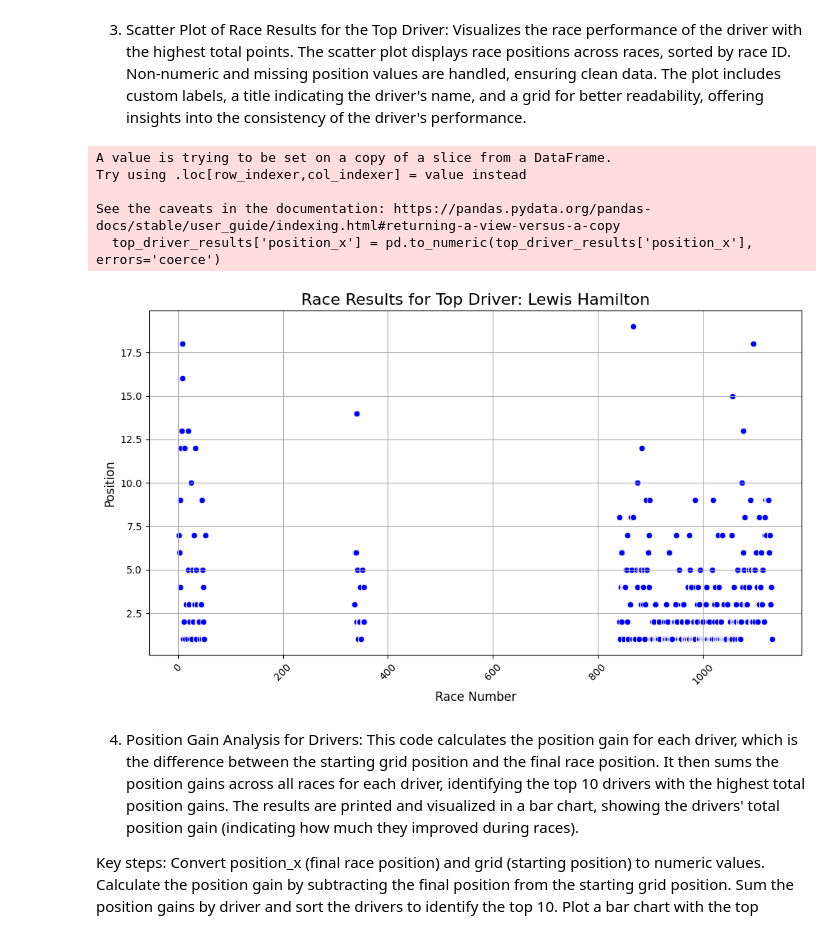
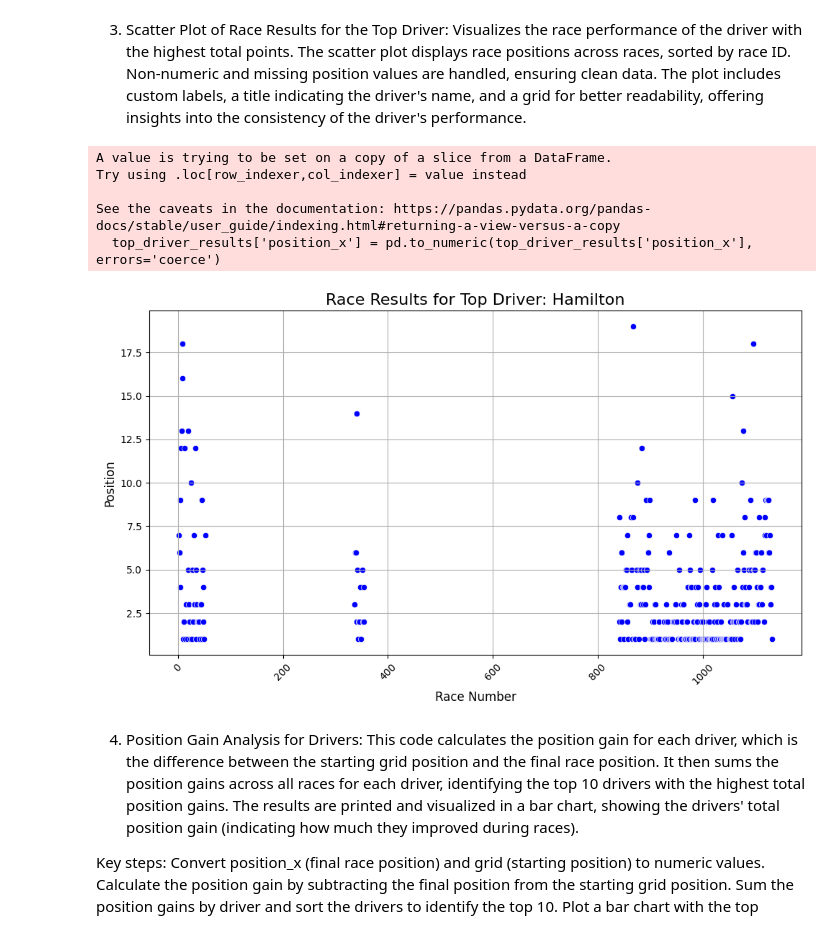
Before and after one commit to Chandrasekhar1919/chandra_hds5210, a Jupyter notebook: final/Final_project.ipynb, the cells around one changed output. Drawn from its saved outputs; the diff is of its cells as text; code cells hidden in the pictures.

```diff
--- a/final/Final_project.ipynb
+++ b/final/Final_project.ipynb
@@ -36,8 +36,10 @@ def load_data():
     """
     drivers = pd.read_csv('/content/drivers.csv')
     standings = pd.read_csv('/content/driver_standings.csv')
-    results = pd.read_json('/content/csvjson.json')
+    results = pd.read_json('/content/results.json')
     return drivers, standings, results
+
+drivers, standings, results = load_data()
 # %% [markdown]
 DISPLAYING THE DATA
 # %%
@@ -144,6 +146,8 @@ def merge_datasets(drivers, standings, results):
     merged_results = pd.merge(results, drivers, on='driverId', how='left')
     final_df = pd.merge(merged_results, standings, on=['raceId', 'driverId'], how='left')
     return final_df
+
+final_df = merge_datasets(drivers, standings, results)
 # %%
 final_df.info()
 # %% [output]
@@ -181,9 +185,9 @@ def aggregate_data(final_df):
         tuple: Aggregated points DataFrame, total races DataFrame, and pivot tables.
 
     Example:
-        >>> final_df = pd.DataFrame({'surname': ['Hamilton', 'Rosberg'], 'points': [25, 18], 'raceId': [1, 1]})
+        >>> final_df = pd.DataFrame({'surname': ['Hamilton', 'Rosberg'], 'points_y': [25, 18], 'raceId': [1, 1]})
         >>> agg_points, total_races, pivot_table, avg_points_pivot = aggregate_data(final_df)
-        >>> agg_points.iloc[0]['points']
+        >>> agg_points.iloc[0]['points_y']
         25
         >>> total_races.iloc[0]['race_count']
         1
@@ -191,15 +195,15 @@ def aggregate_data(final_df):
         25
     """
     # Aggregation 1: Total points per driver
-    agg_points = final_df.groupby('surname')['points'].sum().reset_index().sort_values(by='points', ascending=False)
+    agg_points = final_df.groupby('surname')['points_y'].sum().reset_index().sort_values(by='points_y', ascending=False)
 
     # Aggregation 2: Total races participated by each driver
     total_races = final_df.groupby('surname')['raceId'].nunique().reset_index().rename(columns={'raceId': 'race_count'})
 
     # Pivot 1: Points scored by each driver in each race
-    pivot_table = final_df.pivot_table(values='points', index='surname', columns='raceId', aggfunc='sum', fill_value=0)
+    pivot_table = final_df.pivot_table(values='points_y', index='surname', columns='raceId', aggfunc='sum', fill_value=0)
 
     # Pivot 2: Average points scored by each driver in each race
-    avg_points_pivot = final_df.pivot_table(values='points', index='surname', columns='raceId', aggfunc='mean', fill_value=0)
+    avg_points_pivot = final_df.pivot_table(values='points_y', index='surname', columns='raceId', aggfunc='mean', fill_value=0)
 
     return agg_points, total_races, pivot_table, avg_points_pivot
@@ -211,12 +228,16 @@ Creates a bar chart to visualize the top 10 drivers by their total points using
 # %%
 import matplotlib.pyplot as plt
 import seaborn as sns
+
+# Assuming `final_df` is your merged dataset
+agg_points, total_races, pivot_table, avg_points_pivot = aggregate_data(final_df)
+
 # Create a bar chart for total points by driver
-top_10_drivers = driver_points.head(10)
+top_10_drivers = agg_points.head(10)
 
 # Plot the top 10 drivers by their points
 plt.figure(figsize=(12, 6))
-sns.barplot(data=top_10_drivers, x='forename', y='points_y', palette='rocket')
+sns.barplot(data=top_10_drivers, x='surname', y='points_y', palette='rocket')
 
 # Set plot title and labels
 plt.title('Top 10 Drivers by Total Points', fontsize=16)
@@ -275,40 +296,46 @@ Visualizes the race performance of the driver with the highest total points. The
 import matplotlib.pyplot as plt
 import seaborn as sns
 
-# Filter data for the top driver (e.g., driver with the highest total points)
-top_driver_id = driver_points['driverId'].iloc[0]  # Assuming the first driver has the highest total points
-top_driver_results = combined_df[combined_df['driverId'] == top_driver_id]
+# Extract the top driver based on total points from agg_points (since it only has surname and points)
+top_driver_surname = agg_points['surname'].iloc[0]  # Get the surname of the top driver
+
+# Find the driverId corresponding to this surname in the combined_df
+top_driver_id = final_df[final_df['surname'] == top_driver_surname]['driverId'].iloc[0]
+
+# Now filter the data for the top driver
+top_driver_results = final_df[final_df['driverId'] == top_driver_id]
 
 # Ensure 'position_x' is numeric and handle non-numeric values
 top_driver_results['position_x'] = pd.to_numeric(top_driver_results['position_x'], errors='coerce')
 
 # Sort by raceId to order the races
-top_driver_results = top_driver_results.sort_values(by='raceId_x')
+top_driver_results = top_driver_results.sort_values(by='raceId')
 
 # Drop any rows where 'position_x' is NaN (i.e., the data was not convertible to numeric)
 top_driver_results = top_driver_results.dropna(subset=['position_x'])
 
 # Create a scatter plot of the driver's position across races
 plt.figure(figsize=(10, 6))
-sns.scatterplot(data=top_driver_results, x='raceId_x', y='position_x', color='blue', marker='o')
+sns.scatterplot(data=top_driver_results, x='raceId', y='position_x', color='blue', marker='o')
 
 # Adding labels and title
-plt.title(f"Race Results for Top Driver: {drivers[drivers['driverId'] == top_driver_id]['forename'].iloc[0]} {drivers[drivers['driverId'] == top_driver_id]['surname'].iloc[0]}", fontsize=16)
+top_driver_name = f"{top_driver_surname}"  # Use surname directly as top_driver_surname holds it
+plt.title(f"Race Results for Top Driver: {top_driver_name}", fontsize=16)
 plt.xlabel("Race Number", fontsize=12)
 plt.ylabel("Position", fontsize=12)
 plt.xticks(rotation=45)
 plt.grid(True)
 
 # Show the plot
 plt.tight_layout()
 plt.show()
 # %% [output]
 A value is trying to be set on a copy of a slice from a DataFrame.
 Try using .loc[row_indexer,col_indexer] = value instead
 
 See the caveats in the documentation: https://pandas.pydata.org/pandas-docs/stable/user_guide/indexing.html#returning-a-view-versus-a-copy
   top_driver_results['position_x'] = pd.to_numeric(top_driver_results['position_x'], errors='coerce')
-[figure, old version]
+[figure, new version]
 # %% [markdown]
 4. Position Gain Analysis for Drivers:
 This code calculates the position gain for each driver, which is the difference between the starting grid position and the final race position. It then sums the position gains across all races for each driver, identifying the top 10 drivers with the highest total position gains. The results are printed and visualized in a bar chart, showing the drivers' total position gain (indicating how much they improved during races).
```
Also changed, not shown: parts of 3 cells of this notebook.
